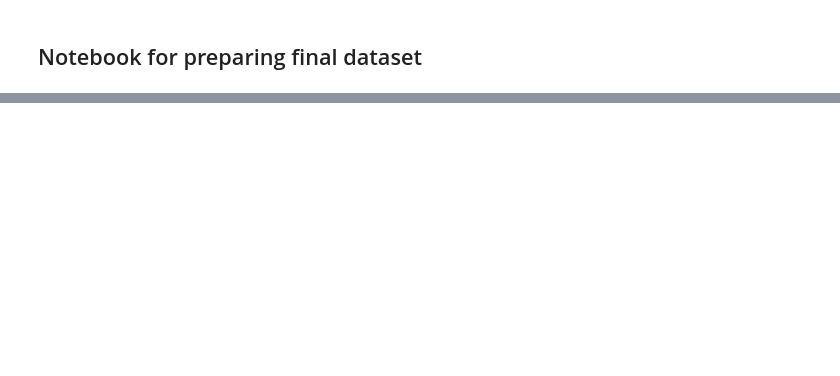
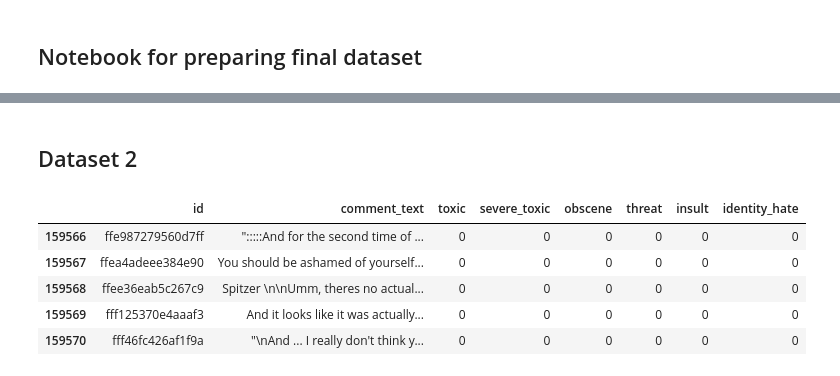
Before and after one commit to Slainteee/Jatayu-ContentModeration, a Jupyter notebook: hatespeech/Data Preprocessing.ipynb, the cells around one changed output, grey strips where cells are left out. Saved outputs shown, nothing was run; the diff lists cells and outputs as text; code cells hidden in the pictures; blank space fills up the shorter version.

Commit message:
Combined dataset

```diff
--- a/hatespeech/Data Preprocessing.ipynb
+++ b/hatespeech/Data Preprocessing.ipynb
@@ -16,0 +149,12 @@ file2.tail()
+# %% [markdown]
+## Dataset 2
+# %%
+data = pd.read_csv("./dataset/train.csv")  ## path
+data.tail()
+# %% [output]
+|  | id | comment_text | toxic | severe_toxic | obscene | threat | insult | identity_hate |
+| 159566 | ffe987279560d7ff | ":::::And for the second time of ... | 0 | 0 | 0 | 0 | 0 | 0 |
+| 159567 | ffea4adeee384e90 | You should be ashamed of yourself... | 0 | 0 | 0 | 0 | 0 | 0 |
+| 159568 | ffee36eab5c267c9 | Spitzer \n\nUmm, theres no actual... | 0 | 0 | 0 | 0 | 0 | 0 |
+| 159569 | fff125370e4aaaf3 | And it looks like it was actually... | 0 | 0 | 0 | 0 | 0 | 0 |
+| 159570 | fff46fc426af1f9a | "\nAnd ... I really don't think y... | 0 | 0 | 0 | 0 | 0 | 0 |
```
Also changed, not shown: parts of 34 cells of this notebook.
